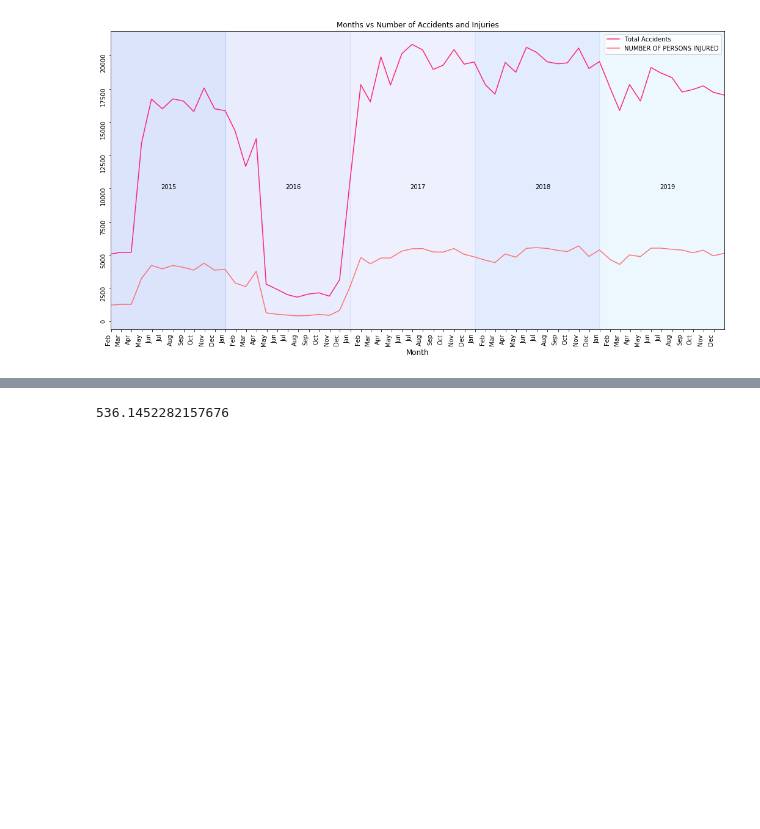
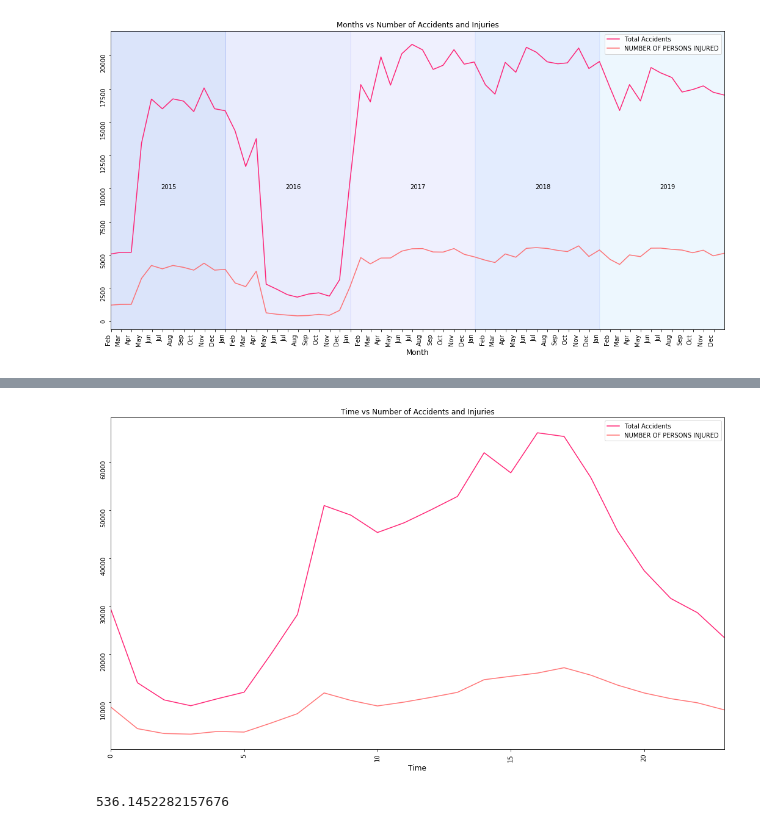
Before and after one commit to skhiearth/NYC-Motor-Vehicle-Collisions, a Jupyter notebook: NYC-Motor-Vehicle-Collisions.ipynb, the cells around one changed output, grey strips where cells are left out. Cells and saved outputs as stored; diff of their text form; code cells hidden in the pictures; blank space fills up the shorter version.

Commit message:
time vs no of accidents and injuries

```diff
--- a/NYC-Motor-Vehicle-Collisions.ipynb
+++ b/NYC-Motor-Vehicle-Collisions.ipynb
@@ -557,0 +560,19 @@ fig.savefig('plots/month_accidents.png', dpi=500)
+# %%
+# Timely Data
+time_only = raw_data.copy()
+time_only['Time'] = time_only['CRASH_DATE_TIME'].dt.hour
+
+# Calculate the number of people killed, injured and total accidents for each time period
+time_wise = time_only.groupby(['Time'])\
+['NUMBER OF PERSONS KILLED', 'NUMBER OF PERSONS INJURED'].agg('sum').reset_index()
+
+time_wise['Total Accidents'] = time_only.groupby(['Time']).size().\
+reset_index(name='NoOfAccidents').NoOfAccidents
+
+# Injuries and Fatalities as Percentages
+time_wise['Injury%'] = round((time_wise['NUMBER OF PERSONS INJURED']/time_wise['Total Accidents'] * 100), 1)
+time_wise['Fatality%'] = round((time_wise['NUMBER OF PERSONS KILLED']/time_wise['Total Accidents'] * 100), 3)
+
+time_wise = time_wise.sort_values('Time', ascending = True)
+
+time_wise.head()
@@ -558,3 +586,26 @@ fig.savefig('plots/month_accidents.png', dpi=500)
+# %%
+# Create figure and axes for Matplotlib
+fig, ax = plt.subplots(1, figsize=(18, 10))
+
+# Defining color map
+color = np.flip(cm.Oranges(np.linspace(.2,.6, 10)))
+color2 = np.flip(cm.plasma(np.linspace(.2,.6, 10)))
+
+# Creating the plot
+time_wise.plot(x = 'Time', y = 'Total Accidents', kind = 'line',
+                color = color, stacked = True, ax = ax)
+time_wise.plot(x = 'Time', y = 'NUMBER OF PERSONS INJURED', kind = 'line',
+                color = color2, stacked = True, ax = ax)
+
+# Customizing the Visulation
+ax.set_title('Time vs Number of Accidents and Injuries', size = 12)
+ax.set_xlabel('Time', size = 12)
+ax.tick_params(labelrotation = 90)
+
+# Exporting the visualisation
+fig.savefig('plots/time_accidents.png', dpi=500)
+# %% [output]
+[figure, added]
 # %%
 # Average number of accidents by date
 date_wise['Total Accidents'].mean()
```
Also changed, not shown: parts of 2 cells of this notebook.
